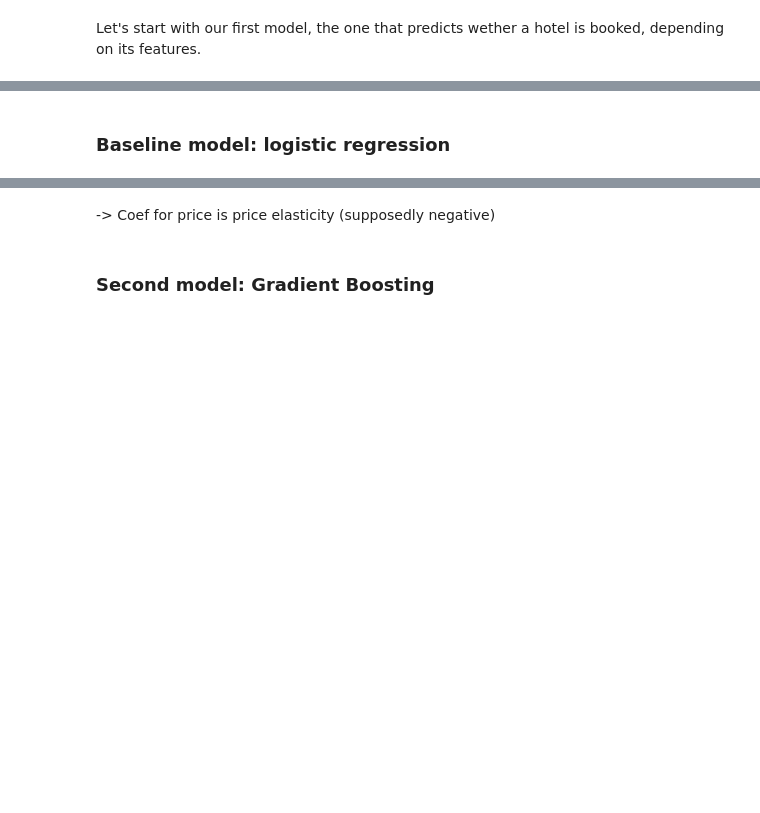
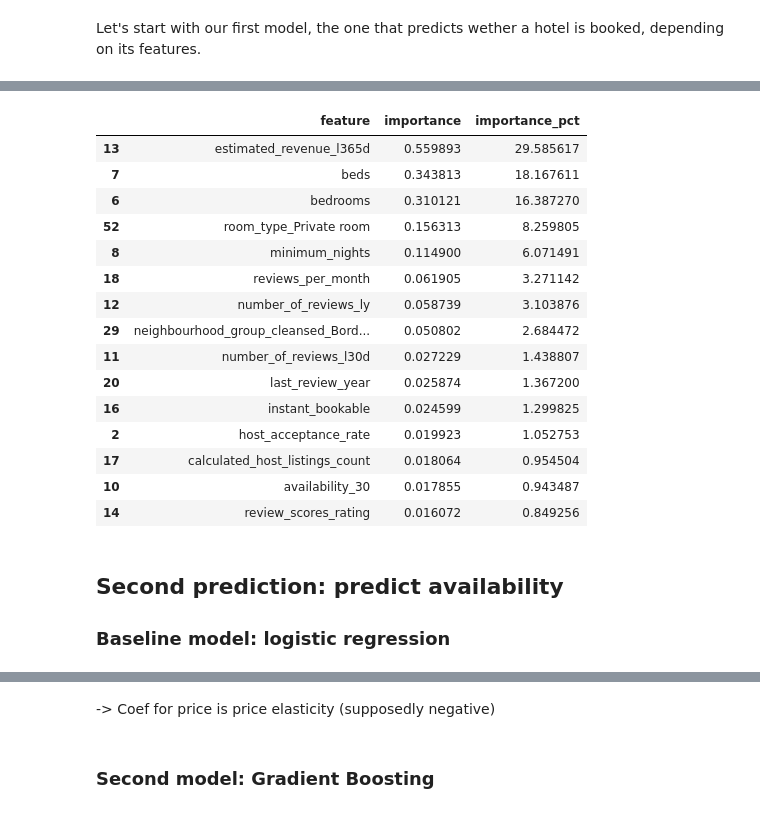
Before and after one commit to elisemyr/project_business_data_science, a Jupyter notebook: Business Data Science Project Airbnb.ipynb, the cells around one changed output, grey strips where cells are left out. Cells and saved outputs as stored; diff of their text form; code cells hidden in the pictures; blank space fills up the shorter version.

```diff
--- a/Business Data Science Project Airbnb.ipynb
+++ b/Business Data Science Project Airbnb.ipynb
@@ -1009,0 +1283,7 @@ Let's start with our first model, the one that predicts wether a hotel is booked
+# %%
+ridge = Pipeline([
+    ("scaler", StandardScaler()),
+    ("model", Ridge(alpha=1.0))
+])
+
+ridge.fit(Xp_train, yp_train_log)
@@ -1009,0 +1310,16 @@ Let's start with our first model, the one that predicts wether a hotel is booked
+# %%
+hgb_price = HistGradientBoostingRegressor(
+    loss="squared_error",
+    learning_rate=0.06,
+    max_depth=8,
+    max_leaf_nodes=63,
+    min_samples_leaf=50,
+    l2_regularization=0.1,
+    max_bins=255,
+    early_stopping=True,
+    validation_fraction=0.05,
+    n_iter_no_change=10,
+    random_state=42
+)
+
+hgb_price.fit(Xp_train, yp_train_log)
@@ -1010,2 +1350,42 @@ Let's start with our first model, the one that predicts wether a hotel is booked
+# %%
+sample_idx = np.random.choice(Xp_test.index, size=200_000, replace=False)
+
+perm = permutation_importance(
+    hgb_price,
+    Xp_test.loc[sample_idx],
+    yp_test_log.loc[sample_idx],
+    n_repeats=3,
+    random_state=42,
+    n_jobs=-1
+)
+
+imp_price = (
+    pd.DataFrame({
+        'feature': Xp_test.columns,
+        'importance': perm.importances_mean
+    })
+    .sort_values('importance', ascending=False)
+)
+imp_price["importance_pct"] = imp_price["importance"] / imp_price["importance"].sum() * 100
+
+imp_price.head(15)
+# %% [output]
+|  | feature | importance | importance_pct |
+| 13 | estimated_revenue_l365d | 0.559893 | 29.585617 |
+| 7 | beds | 0.343813 | 18.167611 |
+| 6 | bedrooms | 0.310121 | 16.387270 |
+| 52 | room_type_Private room | 0.156313 | 8.259805 |
+| 8 | minimum_nights | 0.114900 | 6.071491 |
+| 18 | reviews_per_month | 0.061905 | 3.271142 |
+| 12 | number_of_reviews_ly | 0.058739 | 3.103876 |
+| 29 | neighbourhood_group_cleansed_Bord... | 0.050802 | 2.684472 |
+| 11 | number_of_reviews_l30d | 0.027229 | 1.438807 |
+| 20 | last_review_year | 0.025874 | 1.367200 |
+| 16 | instant_bookable | 0.024599 | 1.299825 |
+| 2 | host_acceptance_rate | 0.019923 | 1.052753 |
+| 17 | calculated_host_listings_count | 0.018064 | 0.954504 |
+| 10 | availability_30 | 0.017855 | 0.943487 |
+| 14 | review_scores_rating | 0.016072 | 0.849256 |
 # %% [markdown]
+## Second prediction: predict availability
 ### Baseline model: logistic regression
```
Also changed, not shown: parts of 178 cells of this notebook, 1 other file.
